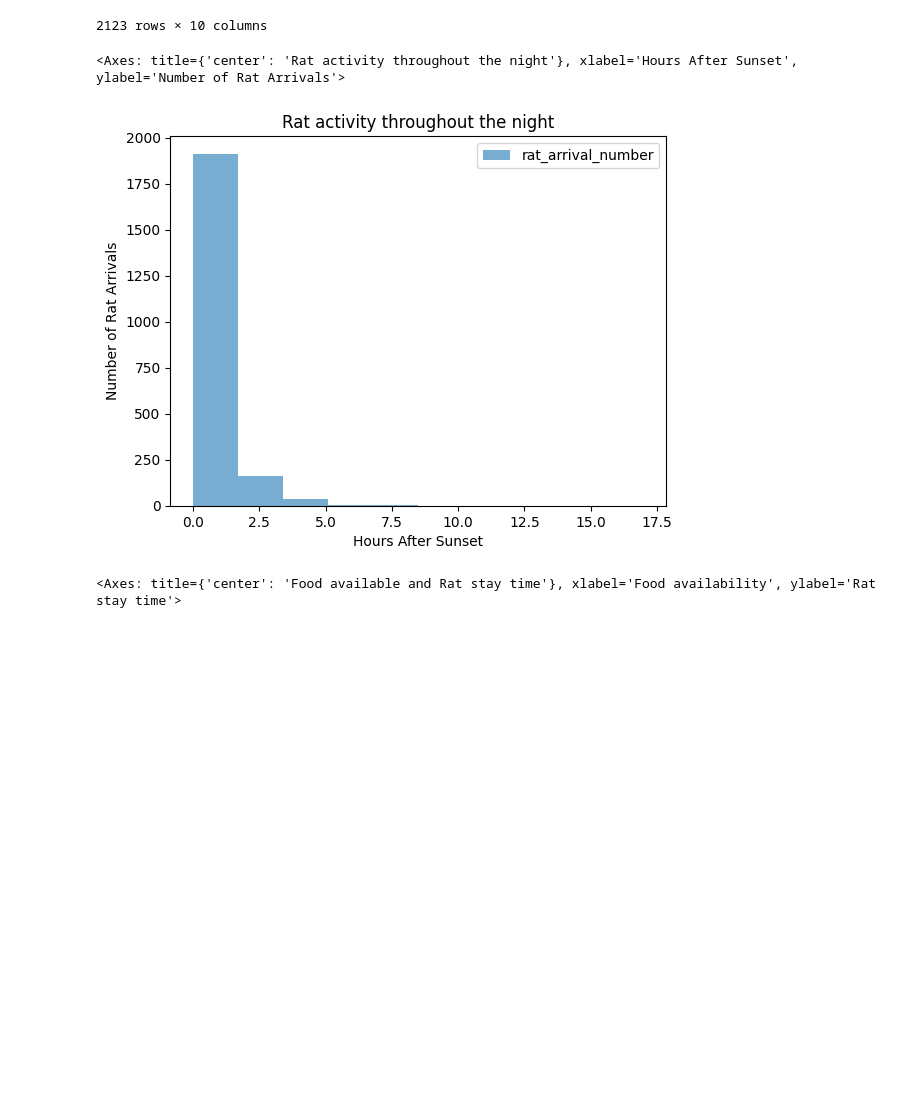
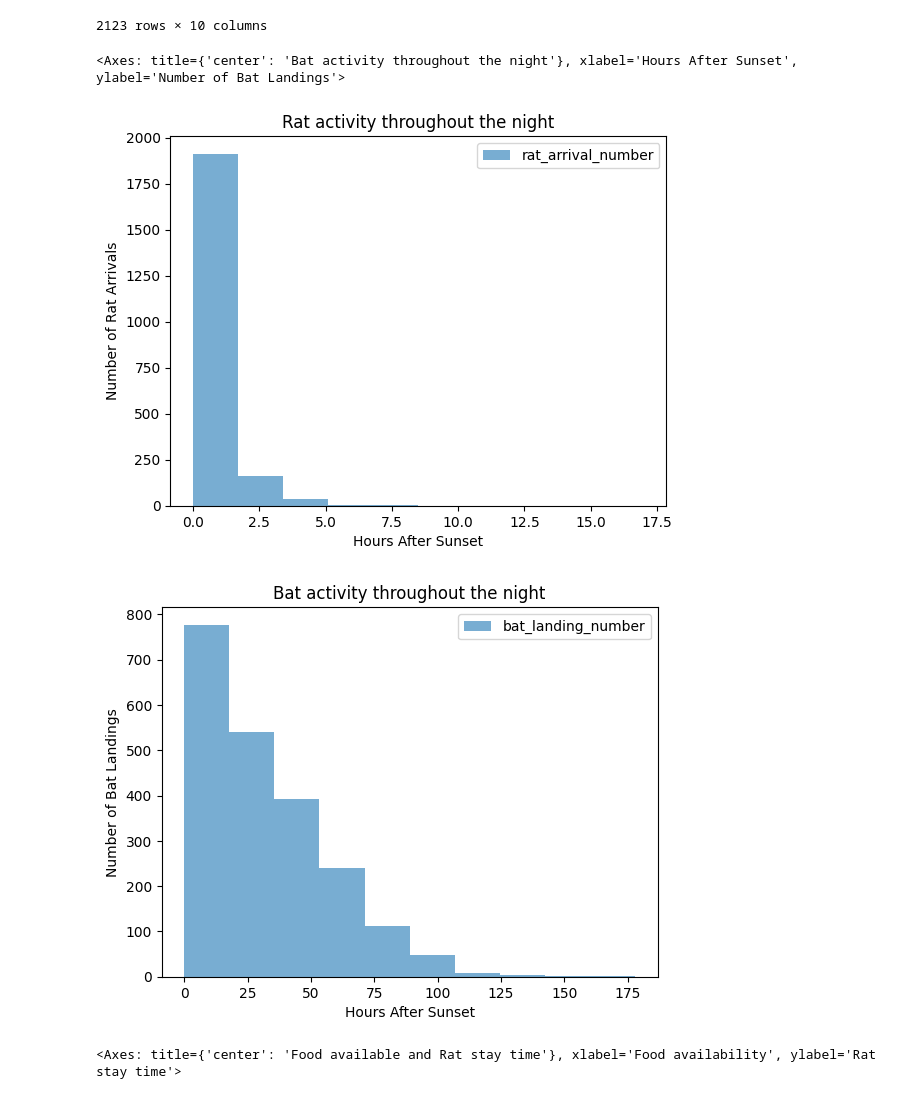
Before and after one commit to Roshan54321/Foundations_of_Data_Science_Assignment_2, a Jupyter notebook: assessment2.ipynb, the cells around one changed output. Drawn from its saved outputs; the diff is of its cells as text; code cells hidden in the pictures; blank space fills up the shorter version.

```diff
--- a/assessment2.ipynb
+++ b/assessment2.ipynb
@@ -228,15 +261,25 @@ refined_dataset2
 # %%
 refined_dataset2.plot.hist(
     x='hours_after_sunset',
     y='rat_arrival_number',
     alpha=0.6,
     title='Rat activity throughout the night',
     xlabel='Hours After Sunset',
     ylabel='Number of Rat Arrivals'
 )
+
+refined_dataset2.plot.hist(
+    x='hours_after_sunset',
+    y='bat_landing_number',
+    alpha=0.6,
+    title='Bat activity throughout the night',
+    xlabel='Hours After Sunset',
+    ylabel='Number of Bat Landings'
+)
 # %% [output]
-<Axes: title={'center': 'Rat activity throughout the night'}, xlabel='Hours After Sunset', ylabel='Number of Rat Arrivals'>
+<Axes: title={'center': 'Bat activity throughout the night'}, xlabel='Hours After Sunset', ylabel='Number of Bat Landings'>
 [figure]
+[figure, added]
 # %%
 refined_dataset2.plot.hist(
     x='food_availability',
```
Also changed, not shown: parts of 8 cells of this notebook.
